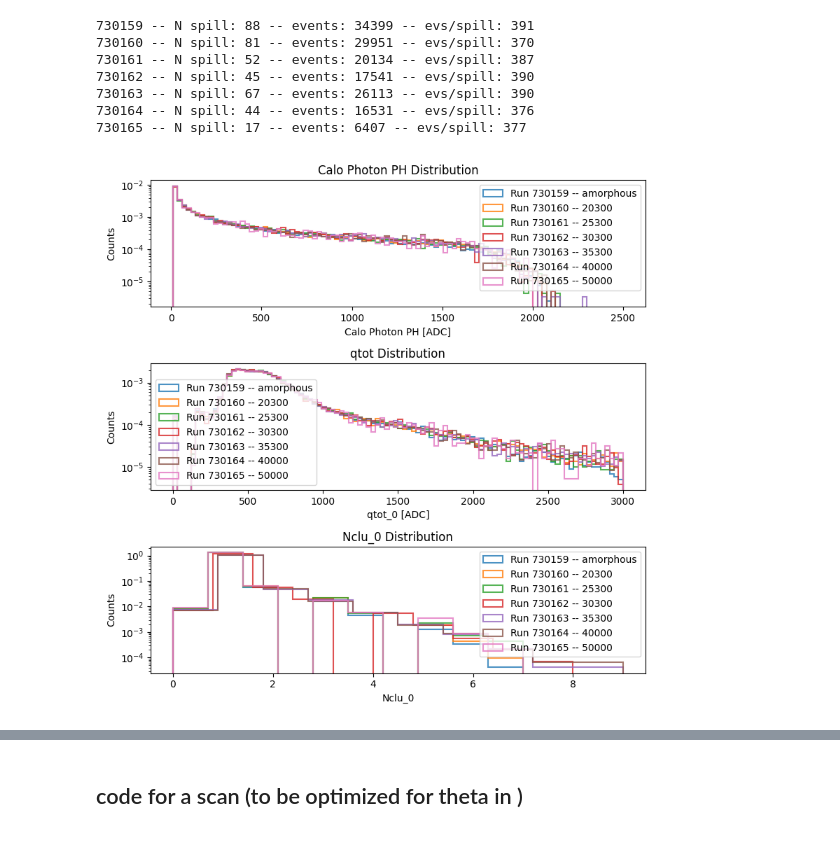
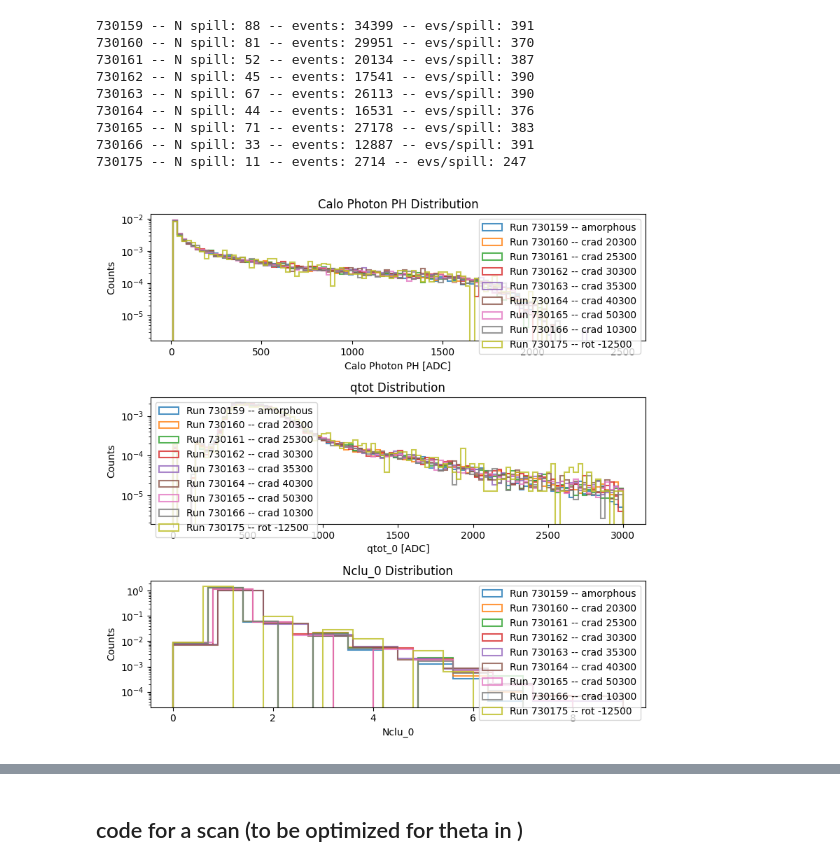
Before and after one commit to Ncanale/eplusBOOST_2025_T9, a Jupyter notebook: compare_epBOOST.ipynb, the cells around one changed output, grey strips where cells are left out. Cells and saved outputs as stored; diff of their text form; code cells hidden in the pictures.

```diff
--- a/compare_epBOOST.ipynb
+++ b/compare_epBOOST.ipynb
@@ -62,12 +62,15 @@ def file_loader(run_number):
     # print(np.unique(xinfo[:,1]))
         # print('xpos shape', xpos.shape)
 
+    xpos[:,2]= xpos[:,2] - offset_x2
+    xpos[:,3]= xpos[:,3] - offset_y2
     x1 = xpos[:,1]
     y1 = xpos[:,0]
-    x2 = xpos[:,2] - offset_x2
-    y2 = xpos[:,3] - offset_y2
+    x2 = xpos[:,2]
+    y2 = xpos[:,3]
     x3 = xpos[:,4]
     y3 = xpos[:,5]
+
 
     Calibration = False
     if Calibration:
@@ -86,8 +89,6 @@ def file_loader(run_number):
     return x1, y1, x2, y2, x3, y3, xcry, ycry, ph_calo_photon, ph_cherry1, \
     theta_x_in, theta_y_in, theta_x_out, theta_y_out, tm, qtot, nclu, info_plus,xinfo
 # %%
-run_number = 730156
-
 d12 = 330 ## cm
 d23 = 66.8
 d1c = 330 + 53.2 #cm
@@ -107,12 +108,11 @@ opts_2d = { "cmap" : mycmap, "bins" : bins2d} # "norm" : mpl.colors.LogNorm()}
 th_cherry1 = 20
 th_cherry2 = 20
 # %%
-run_list = [730159,730160,730161,730162,730163,730164,730165] #730157,
-labels = [ 'amorphous', '20300','25300','30300', '35300', '40000', '50000'] #'initial guess',
+run_list = [730159,730160,730161,730162,730163,730164,730165,730166,730175] #730157,
+labels = [ 'amorphous', 'crad 20300','crad 25300','crad 30300', 'crad 35300', 'crad 40300', 'crad 50300','crad 10300', 'rot -12500'] #'initial guess',
 
 x_cry_cut = [4.6, 4.9]
 y_cry_cut = [4.7, 5.15]
-
 
 fig2,ax2 = plt.subplots(1,figsize=(6, 6))
 fig,ax = plt.subplots(3,figsize=(8, 8))
@@ -146,32 +146,35 @@ titles = ['Calo Photon PH Distribution', 'qtot Distribution', 'Nclu_0 Distributi
 xlabels = ['Calo Photon PH [ADC]', 'qtot_0 [ADC]', 'Nclu_0']
 for i in range(3):
     ax[i].set_xlabel(xlabels[i])
     ax[i].set_ylabel('Counts')
     ax[i].set_title(titles[i])
     ax[i].legend()
     ax[i].set_yscale('log')
 
 x = np.arange(len(run_list))  # index for each run
 
+
 ax2.plot(x, mean_ph_calo, 'o-', label='Mean Calo PH')
 ax2.plot(x, mean_qtot0, 's-', label='Mean qtot[0]')
 ax2.plot(x, mean_nclu0, '^-', label='Mean nclu[0]')
 
 ax2.set_xticks(x)
 ax2.set_xticklabels(labels, rotation=45)
 ax2.set_ylabel('Mean Value')
 ax2.set_title('Mean Histogram Values per Run')
 ax2.legend()
 ax2.grid(True)
 
 plt.tight_layout()
 plt.show()
 # %% [output]
 730159 -- N spill: 88 -- events: 34399 -- evs/spill: 391
 730160 -- N spill: 81 -- events: 29951 -- evs/spill: 370
 730161 -- N spill: 52 -- events: 20134 -- evs/spill: 387
 730162 -- N spill: 45 -- events: 17541 -- evs/spill: 390
 730163 -- N spill: 67 -- events: 26113 -- evs/spill: 390
 730164 -- N spill: 44 -- events: 16531 -- evs/spill: 376
-730165 -- N spill: 17 -- events: 6407 -- evs/spill: 377
+730165 -- N spill: 71 -- events: 27178 -- evs/spill: 383
+730166 -- N spill: 33 -- events: 12887 -- evs/spill: 391
+730175 -- N spill: 11 -- events: 2714 -- evs/spill: 247
-[figure, old version]
+[figure, new version]
```
Also changed, not shown: parts of 5 cells of this notebook, 1 other file.
